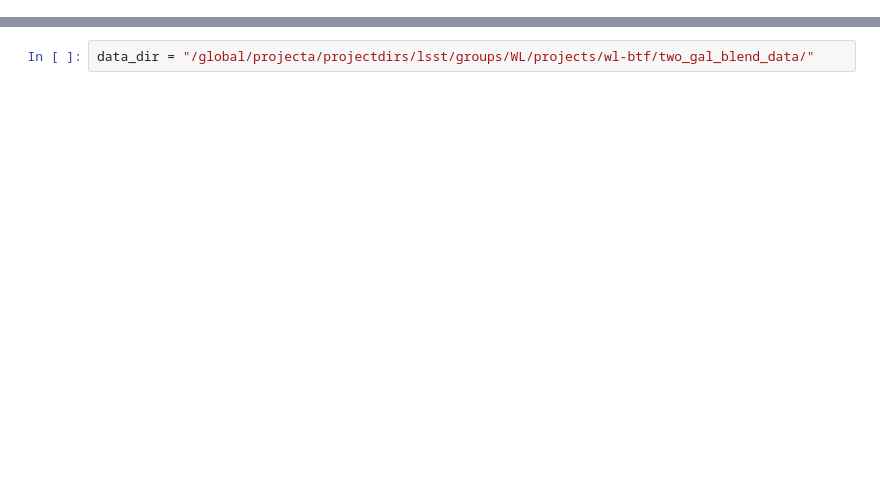
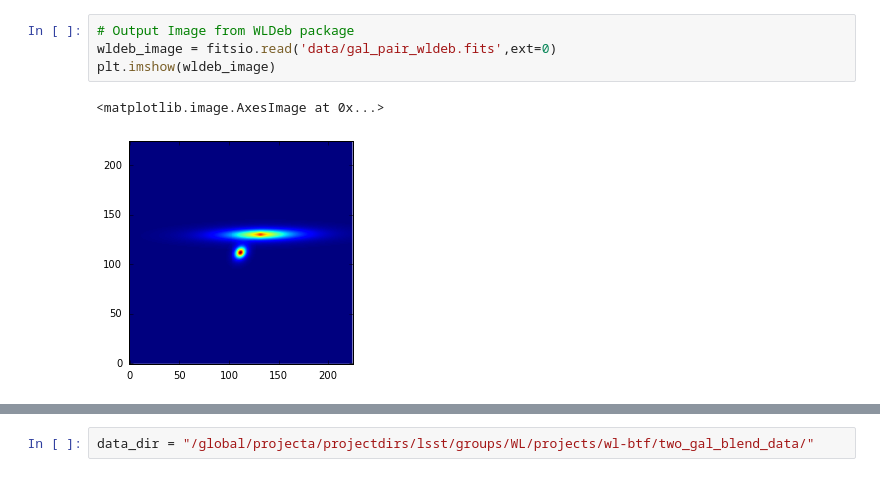
Before and after one commit to LSSTDESC/Blending_tutorial, a Jupyter notebook: Two_galaxy_blends.ipynb, the cells around one changed output, grey strips where cells are left out. Drawn from its saved outputs; the diff is of its cells as text; blank space fills up the shorter version.

```diff
--- a/Two_galaxy_blends.ipynb
+++ b/Two_galaxy_blends.ipynb
@@ -2,0 +121,7 @@ Two galaxy blends are created and given to WLDEblending package. The Output can
+# %%
+# Output Image from WLDeb package
+wldeb_image = fitsio.read('data/gal_pair_wldeb.fits',ext=0)
+plt.imshow(wldeb_image)
+# %% [output]
+<matplotlib.image.AxesImage at 0x...>
+[figure, added]
```
Also changed, not shown: parts of 47 cells of this notebook.
